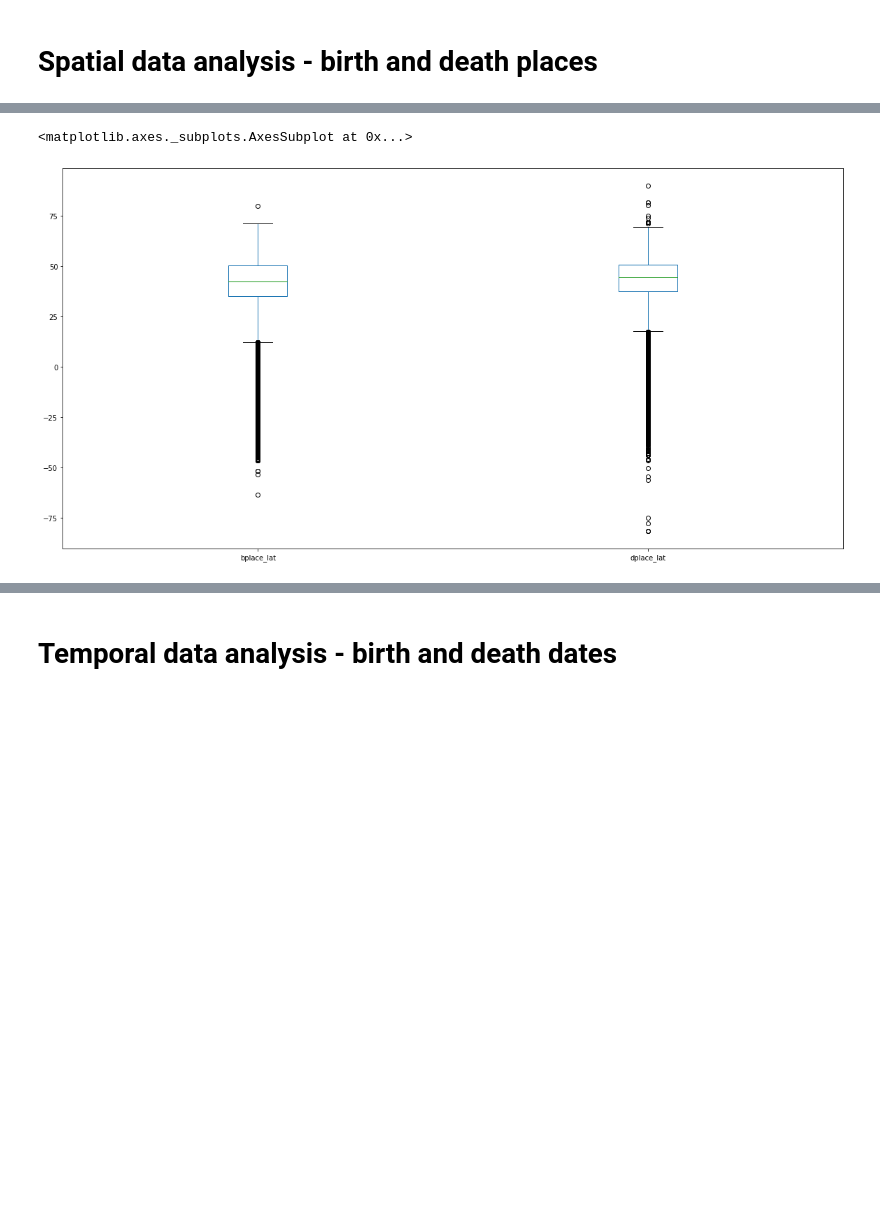
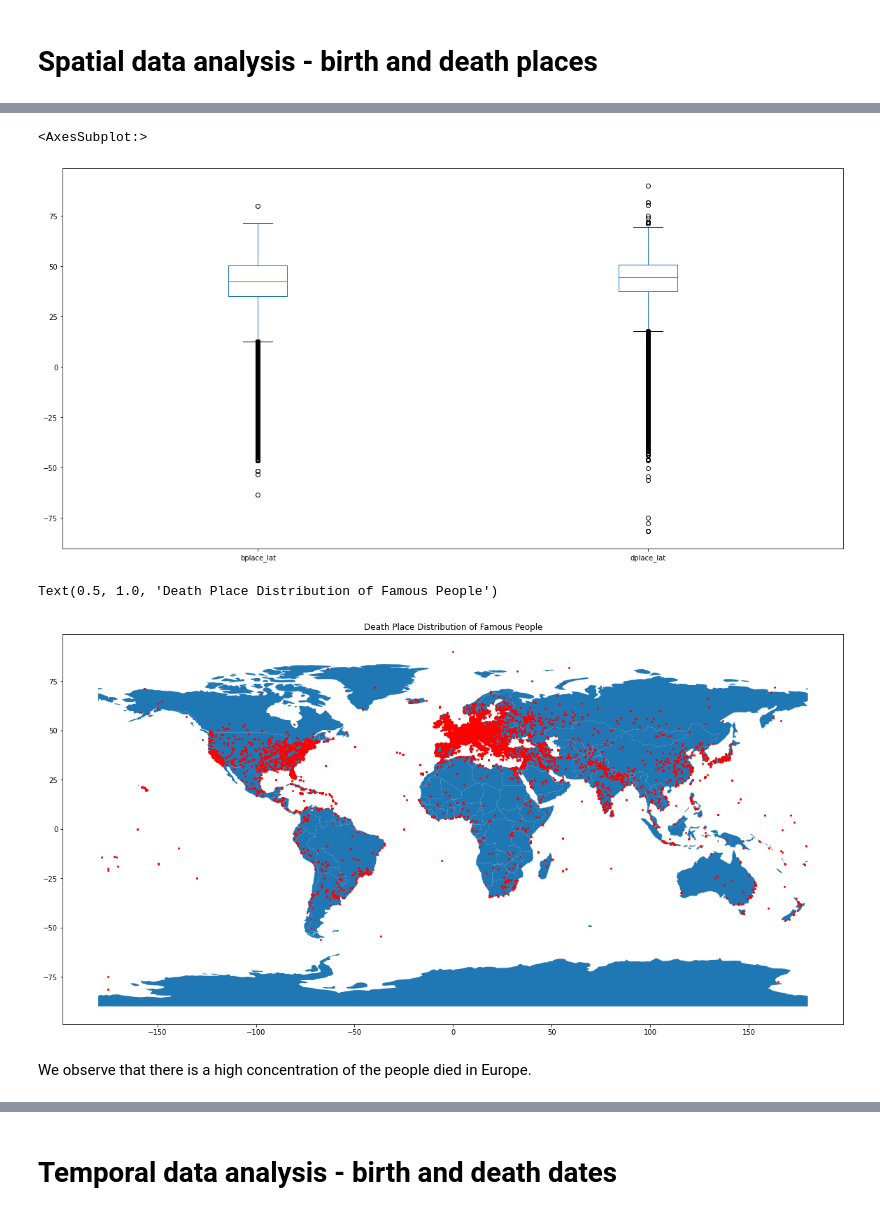
Before and after one commit to com-480-data-visualization/data-visualization-project-2021-famousworld, a Jupyter notebook: notebooks/PantheonExploratory.ipynb, the cells around one changed output, grey strips where cells are left out. Saved outputs shown, nothing was run; the diff lists cells and outputs as text; code cells hidden in the pictures; blank space fills up the shorter version.

```diff
--- a/notebooks/PantheonExploratory.ipynb
+++ b/notebooks/PantheonExploratory.ipynb
@@ -38,6 +106,18 @@ Missing samples of death places: 56.78360249608526%
 # %%
-df[["bplace_lat", "dplace_lat"]].plot.box(figsize=(20,10))
+persons[["bplace_lat", "dplace_lat"]].plot.box(figsize=(20,10))
 # %% [output]
-<matplotlib.axes._subplots.AxesSubplot at 0x...>
+<AxesSubplot:>
 [figure]
+# %%
+death_loc_df = persons[["dplace_lon", "dplace_lat"]]
+
+geometry = [Point(xy) for xy in zip(death_loc_df['dplace_lon'], death_loc_df['dplace_lat'])]
+gdf = GeoDataFrame(death_loc_df, geometry=geometry)
+
+gdf.plot(ax=world.plot(figsize=(20, 20)), marker='.', color='red', markersize=15).set_title('Death Place Distribution of Famous People')
+# %% [output]
+Text(0.5, 1.0, 'Death Place Distribution of Famous People')
+[figure, added]
+# %% [markdown]
+We observe that there is a high concentration of the people died in Europe.
 # %%
```
Also changed, not shown: parts of 40 cells of this notebook, 1 other file.
